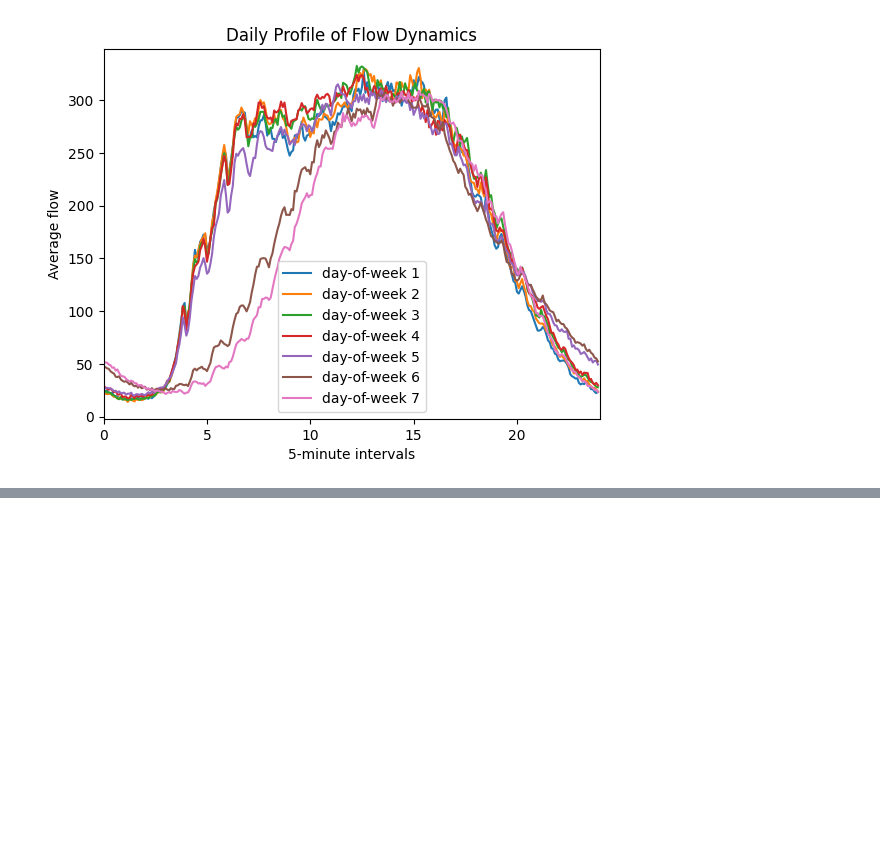
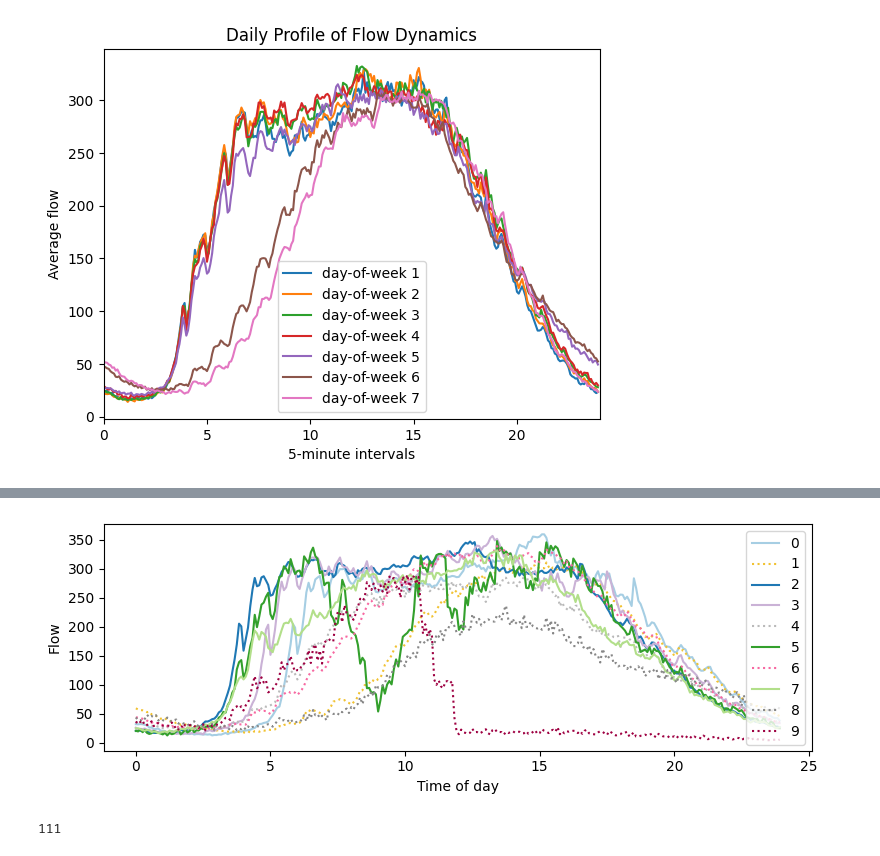
Before and after one commit to hanlinz-star/Exercise-2, a Jupyter notebook: Exercise05.ipynb, the cells around one changed output, grey strips where cells are left out. Saved outputs shown, nothing was run; the diff lists cells and outputs as text; code cells hidden in the pictures; blank space fills up the shorter version.

```diff
--- a/Exercise05.ipynb
+++ b/Exercise05.ipynb
@@ -290,12 +210,0 @@ print(cluster_labels)
-# %%
-from sklearn.mixture import GaussianMixture
-import numpy as np
-
-n_clusters = 10
-
-vectorized_day_dataset_no_nans = vectorized_day_dataset[np.where(nans_per_day == 0)[0], :]
-days_not_nans = days[np.where(nans_per_day == 0)[0]]
-
-cluster_labels = GaussianMixture(n_components=n_clusters, random_state=0).fit(vectorized_day_dataset_no_nans).predict(vectorized_day_dataset_no_nans) # check the parameters at https://scikit-learn.org/stable/auto_examples/mixture/plot_gmm_init.html#sphx-glr-auto-examples-mixture-plot-gmm-init-py
-
-print(cluster_labels)
@@ -798,0 +581,66 @@ GMM Prediction accuracy MAPE: 0.24531753390066866
+# %%
+from sklearn.cluster import AgglomerativeClustering
+
+# ------------------- Clustering -------------------
+n_clusters = 10
+clusters_aggl = AgglomerativeClustering(n_clusters=n_clusters, metric='euclidean', linkage='ward').fit(vectorized_day_dataset_no_nans)
+cluster_labels_aggl = clusters_aggl.labels_
+
+print("Cluster labels (Agglomerative):", cluster_labels_aggl)
+
+# ------------------- Internal Evaluation -------------------
+SC_score = silhouette_score(vectorized_day_dataset_no_nans, cluster_labels_aggl)
+DB_score = davies_bouldin_score(vectorized_day_dataset_no_nans, cluster_labels_aggl)
+CH_score = calinski_harabasz_score(vectorized_day_dataset_no_nans, cluster_labels_aggl)
+
+print('Agglomerative Silhouette Score:', SC_score)
+print('Agglomerative Davies-Bouldin Score:', DB_score)
+print('Agglomerative Calinski-Harabasz Score:', CH_score)
+
+# ------------------- External Evaluation -------------------
+centroids_aggl = []
+for i in np.unique(cluster_labels_aggl):
+    centroid = np.nanmean(
+        vectorized_day_dataset_no_nans[np.where(cluster_labels_aggl == i)[0], :], 0
+    ).reshape(1, nintvals)
+    centroids_aggl.append(centroid)
+
+n_past_intervals_for_classification = 5
+total_mae, total_mape, prediction_counts = 0, 0, 0
+
+for i in range(0, ndays_eval_not_nans):
+    for j in range(n_past_intervals_for_classification, nintvals - 1):
+        centroid_index = find_the_closest_centroid(
+            centroids_aggl,
+            vectorized_day_dataset_no_nans_eval[i].reshape(1, nintvals),
+            j - n_past_intervals_for_classification,
+            j
+        )
+        predicted_value = centroids_aggl[centroid_index][0, j + 1]
+        true_value = vectorized_day_dataset_no_nans_eval[i][j + 1]
+
+        mae_t = abs(predicted_value - true_value)
+        mape_t = abs(predicted_value - true_value) / true_value if true_value != 0 else 0
+
+        total_mae += mae_t
+        total_mape += mape_t
+        prediction_counts += 1
+
+print('Agglomerative Prediction accuracy MAE:', total_mae / prediction_counts)
+print('Agglomerative Prediction accuracy MAPE:', total_mape / prediction_counts)
+
+# ------------------- Visualization -------------------
+n_clusters_t = len(np.unique(cluster_labels_aggl))
+days_colors, color_to_cluster, style_to_cluster = assign_colors(n_clusters_t, days_not_nans, cluster_labels_aggl)
+
+centroids_xx, centroids_yy_daytypes, cluster_ids = [], [], []
+for i in range(0, n_clusters_t):
+    centroids_xx.append(x_axis_hours)
+    centroid_yy = list(np.nanmean(vectorized_day_dataset_no_nans[np.where(cluster_labels_aggl == i)[0], :], 0).transpose())
+    centroids_yy_daytypes.append(centroid_yy)
+    cluster_ids.append(i)
+
+make_figure_centroids(centroids_xx, centroids_yy_daytypes, color_to_cluster, style_to_cluster, cluster_ids)
+make_calendar_visualization_figure(days_not_nans, cluster_labels_aggl, n_clusters_t, [2021],
+                                   days_colors, color_to_cluster, save_figure=None)
+# %% [output]
@@ -798,0 +664,2 @@ GMM Prediction accuracy MAPE: 0.24531753390066866
+[figure, added]
+111
```
Also changed, not shown: parts of 19 cells of this notebook.
